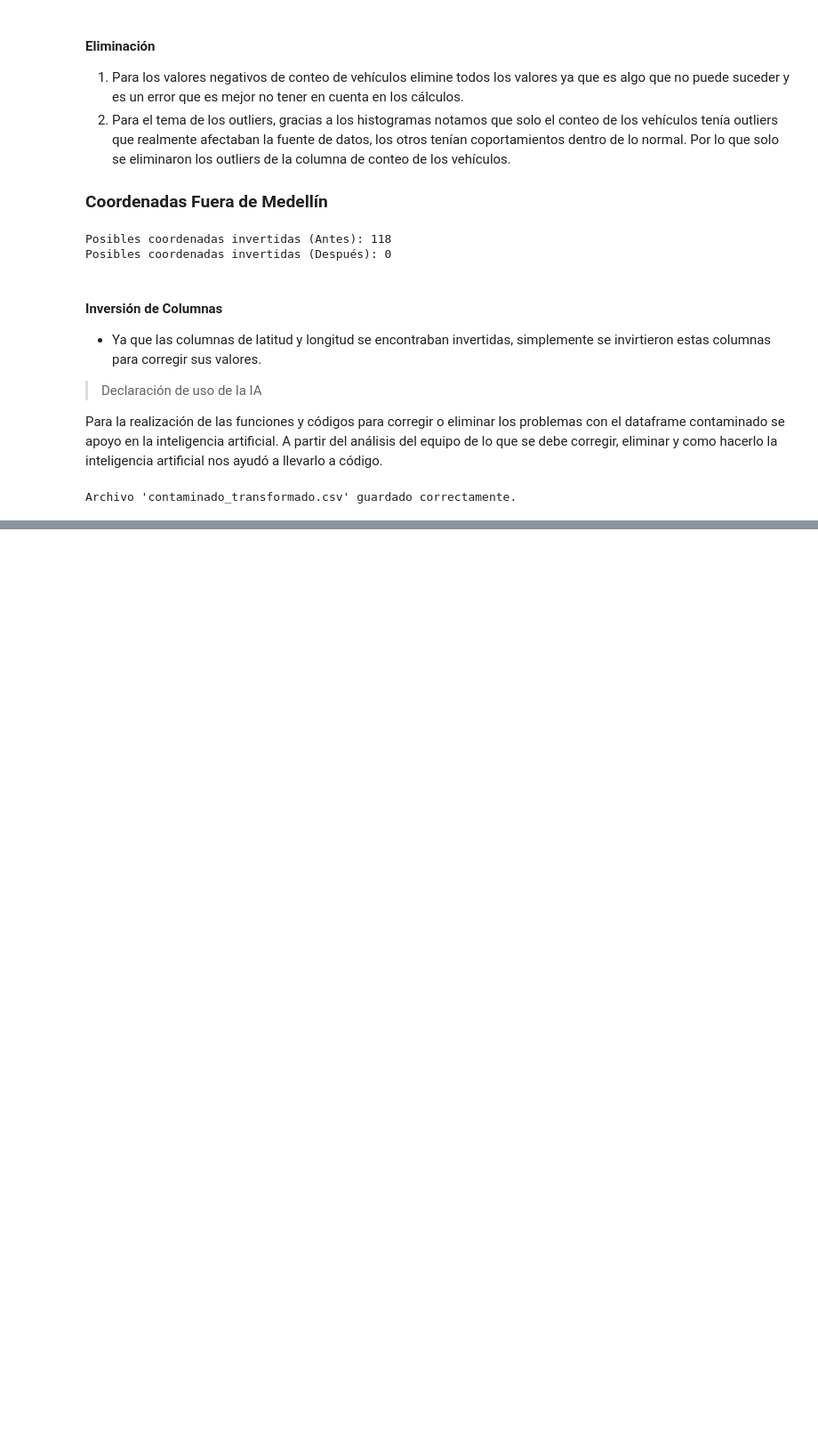
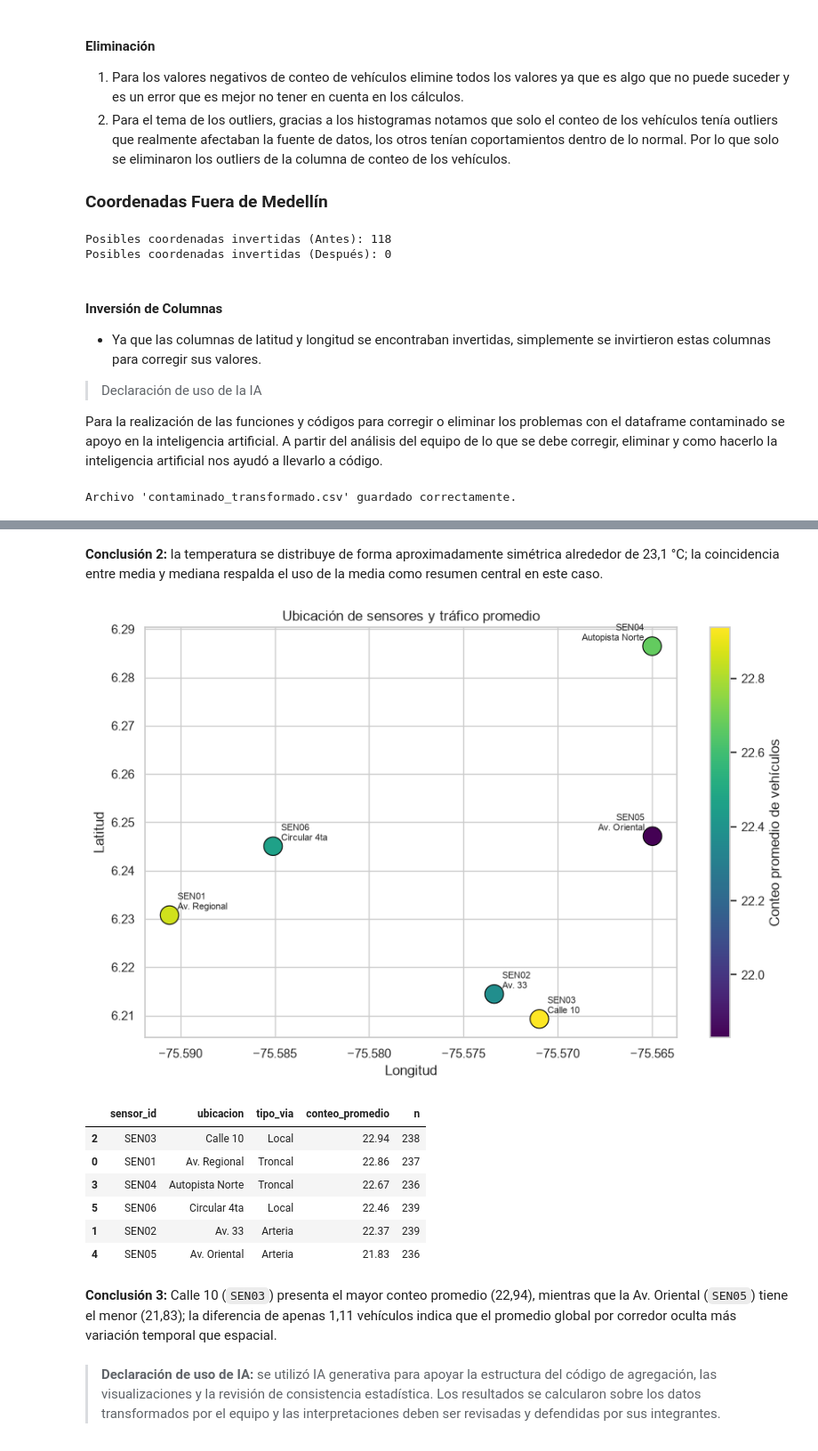
Before and after one commit to JuanFelipeRestrepoBuitrago/DataScience-Fundamentals-Activity1, a Jupyter notebook: notebooks/taller_practico_01_analisis.ipynb, the cells around one changed output, grey strips where cells are left out. Shown at 89% size. Saved outputs shown, nothing was run; the diff lists cells and outputs as text; code cells hidden in the pictures; blank space fills up the shorter version.

Commit message:
punto4

```diff
--- a/notebooks/taller_practico_01_analisis.ipynb
+++ b/notebooks/taller_practico_01_analisis.ipynb
@@ -753,0 +1018,74 @@ Archivo 'contaminado_transformado.csv' guardado correctamente.
+# %% [markdown]
+**Conclusión 2:** la temperatura se distribuye de forma aproximadamente simétrica alrededor de 23,1 °C; la coincidencia entre media y mediana respalda el uso de la media como resumen central en este caso.
+# %%
+resumen_sensor = (
+    df_analisis.groupby(
+        ["sensor_id", "ubicacion", "tipo_via"],
+        as_index=False,
+    )
+    .agg(
+        lat=("lat", "median"),
+        lon=("lon", "median"),
+        conteo_promedio=("conteo_vehiculos", "mean"),
+        n=("conteo_vehiculos", "size"),
+    )
+    .sort_values("conteo_promedio", ascending=False)
+)
+
+fig, ax = plt.subplots(figsize=(9, 6))
+puntos = ax.scatter(
+    resumen_sensor["lon"],
+    resumen_sensor["lat"],
+    c=resumen_sensor["conteo_promedio"],
+    s=260,
+    cmap="viridis",
+    edgecolor="black",
+    linewidth=0.8,
+)
+
+limite_etiqueta_derecha = resumen_sensor["lon"].quantile(0.80)
+for fila in resumen_sensor.itertuples():
+    etiqueta_a_la_izquierda = fila.lon >= limite_etiqueta_derecha
+    ax.annotate(
+        f"{fila.sensor_id}\n{fila.ubicacion}",
+        (fila.lon, fila.lat),
+        xytext=(-7 if etiqueta_a_la_izquierda else 7, 5),
+        textcoords="offset points",
+        fontsize=8,
+        ha="right" if etiqueta_a_la_izquierda else "left",
+    )
+
+barra_color = fig.colorbar(puntos, ax=ax)
+barra_color.set_label("Conteo promedio de vehículos")
+ax.set(
+    title="Ubicación de sensores y tráfico promedio",
+    xlabel="Longitud",
+    ylabel="Latitud",
+)
+ax.ticklabel_format(style="plain", axis="both", useOffset=False)
+fig.tight_layout()
+fig.savefig(
+    ruta_figuras / "mapa-sensores-trafico-promedio.png",
+    dpi=180,
+    bbox_inches="tight",
+)
+plt.show()
+
+display(
+    resumen_sensor[
+        ["sensor_id", "ubicacion", "tipo_via", "conteo_promedio", "n"]
+    ].round({"conteo_promedio": 2})
+)
+# %% [output]
+[figure, added]
+|  | sensor_id | ubicacion | tipo_via | conteo_promedio | n |
+| 2 | SEN03 | Calle 10 | Local | 22.94 | 238 |
+| 0 | SEN01 | Av. Regional | Troncal | 22.86 | 237 |
+| 3 | SEN04 | Autopista Norte | Troncal | 22.67 | 236 |
+| 5 | SEN06 | Circular 4ta | Local | 22.46 | 239 |
+| 1 | SEN02 | Av. 33 | Arteria | 22.37 | 239 |
+| 4 | SEN05 | Av. Oriental | Arteria | 21.83 | 236 |
+# %% [markdown]
+**Conclusión 3:** Calle 10 (`SEN03`) presenta el mayor conteo promedio (22,94), mientras que la Av. Oriental (`SEN05`) tiene el menor (21,83); la diferencia de apenas 1,11 vehículos indica que el promedio global por corredor oculta más variación temporal que espacial.
+# %% [markdown]
+> **Declaración de uso de IA:** se utilizó IA generativa para apoyar la estructura del código de agregación, las visualizaciones y la revisión de consistencia estadística. Los resultados se calcularon sobre los datos transformados por el equipo y las interpretaciones deben ser revisadas y defendidas por sus integrantes.
```
Also changed, not shown: parts of 14 cells of this notebook, 3 other files.
